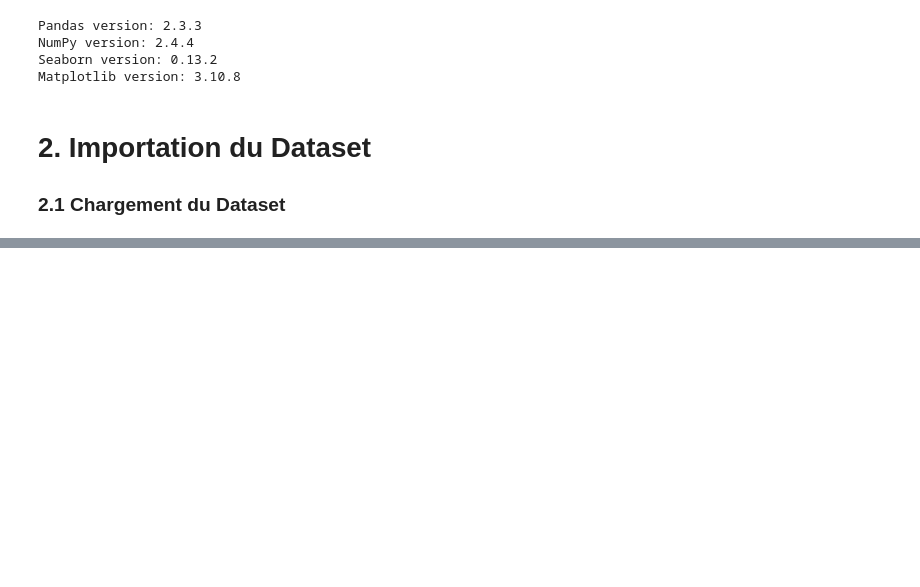
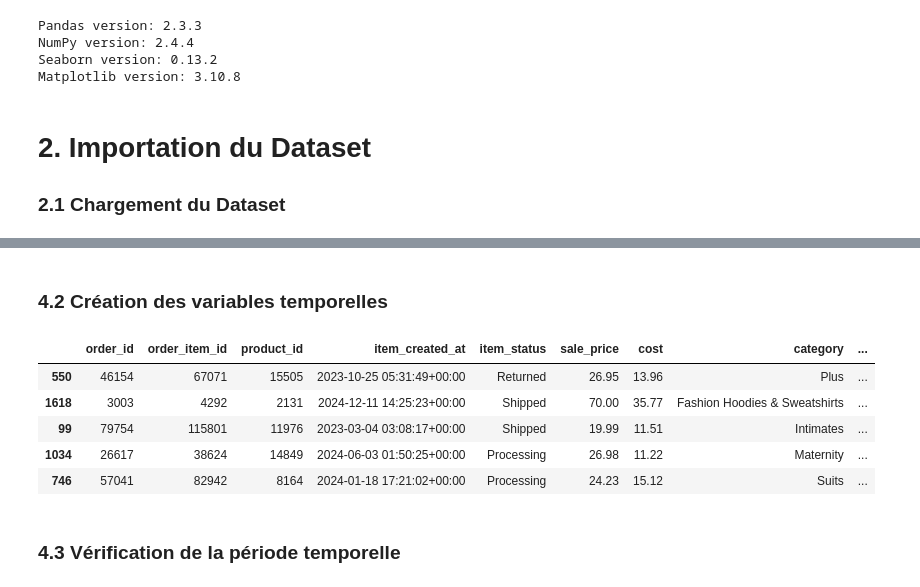
Before and after one commit to fko-data-sport/thelook-da-projet, a Jupyter notebook: notebooks/01_EDA_python.ipynb, the cells around one changed output, grey strips where cells are left out. Cells and saved outputs as stored; diff of their text form; code cells hidden in the pictures; blank space fills up the shorter version.

```diff
--- a/notebooks/01_EDA_python.ipynb
+++ b/notebooks/01_EDA_python.ipynb
@@ -98,0 +190,13 @@ Dimensions du dataset : 1679 lignes x 20 colonnes
+# %%
+'''
+Création d'une copie du dataset original.
+Cela permet de conserver les données brutes intactes en cas d'erreur
+pendant le nettoyage ou les transformations.
+On travaillera uniquement sur cette copie pour sécuriser l'analyse.
+'''
+
+# Création de la copie du dataset
+df_clean = df.copy()
+
+print("Copie créée avec succès.")
+print(f"Dimensions : {df_clean.shape[0]} lignes x {df_clean.shape[1]} colonnes")
@@ -98,0 +270,8 @@ Dimensions du dataset : 1679 lignes x 20 colonnes
+# %%
+# Imputation des valeurs manquantes par "Unknown" pour la colonne brand
+# Cela permet de conserver les lignes concernées dans les analyses
+# tout en gardant une catégorie identifiable
+df_clean['brand'] = df_clean['brand'].fillna('Unknown')
+
+# Vérification : plus aucune valeur manquante dans brand
+print(f"Valeurs manquantes dans brand : {df_clean['brand'].isna().sum()}")
@@ -98,0 +410,15 @@ Dimensions du dataset : 1679 lignes x 20 colonnes
+# %%
+'''
+Conversion des colonnes au format datetime
+Cela permet à Python de reconnaître les colonnes comme des dates
+pour pouvoir faire des analyses temporelles (année, mois ou les délais par exemple)
+'''
+
+#  Conversion des colonnes au format datetime
+df_clean['item_created_at'] = pd.to_datetime(df_clean['item_created_at'])
+df_clean['order_created_at'] = pd.to_datetime(df_clean['order_created_at'])
+df_clean['shipped_at'] = pd.to_datetime(df_clean['shipped_at'])
+df_clean['delivered_at'] = pd.to_datetime(df_clean['delivered_at'])
+
+# Vérification des types de données
+df_clean.info()
@@ -98,0 +443,19 @@ Dimensions du dataset : 1679 lignes x 20 colonnes
+# %% [markdown]
+### 4.2 Création des variables temporelles
+# %%
+# Création des colonnes year et month à partir de item_created_at
+# Cela simplifiera toutes les analyses temporelles qui suivent
+df_clean['year']  = df_clean['item_created_at'].dt.year
+df_clean['month'] = df_clean['item_created_at'].dt.month
+
+# Affichage de 5 lignes aléatoires pour vérification
+df_clean.sample(5)
+# %% [output]
+|  | order_id | order_item_id | product_id | item_created_at | item_status | sale_price | cost | category | ... |
+| 550 | 46154 | 67071 | 15505 | 2023-10-25 05:31:49+00:00 | Returned | 26.95 | 13.96 | Plus | ... |
+| 1618 | 3003 | 4292 | 2131 | 2024-12-11 14:25:23+00:00 | Shipped | 70.00 | 35.77 | Fashion Hoodies & Sweatshirts | ... |
+| 99 | 79754 | 115801 | 11976 | 2023-03-04 03:08:17+00:00 | Shipped | 19.99 | 11.51 | Intimates | ... |
+| 1034 | 26617 | 38624 | 14849 | 2024-06-03 01:50:25+00:00 | Processing | 26.98 | 11.22 | Maternity | ... |
+| 746 | 57041 | 82942 | 8164 | 2024-01-18 17:21:02+00:00 | Processing | 24.23 | 15.12 | Suits | ... |
+# %% [markdown]
+### 4.3 Vérification de la période temporelle
```
Also changed, not shown: parts of 38 cells of this notebook.
